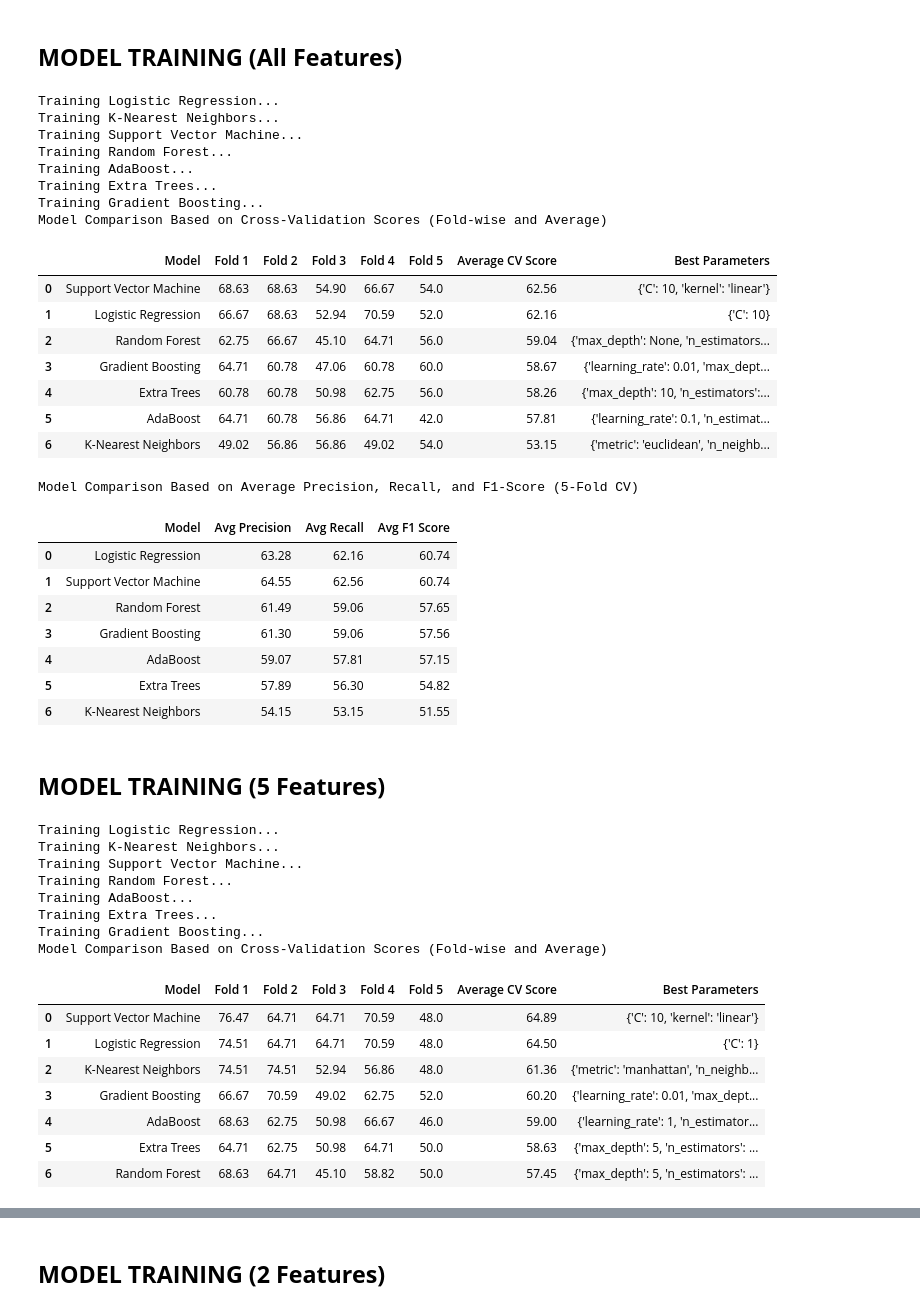
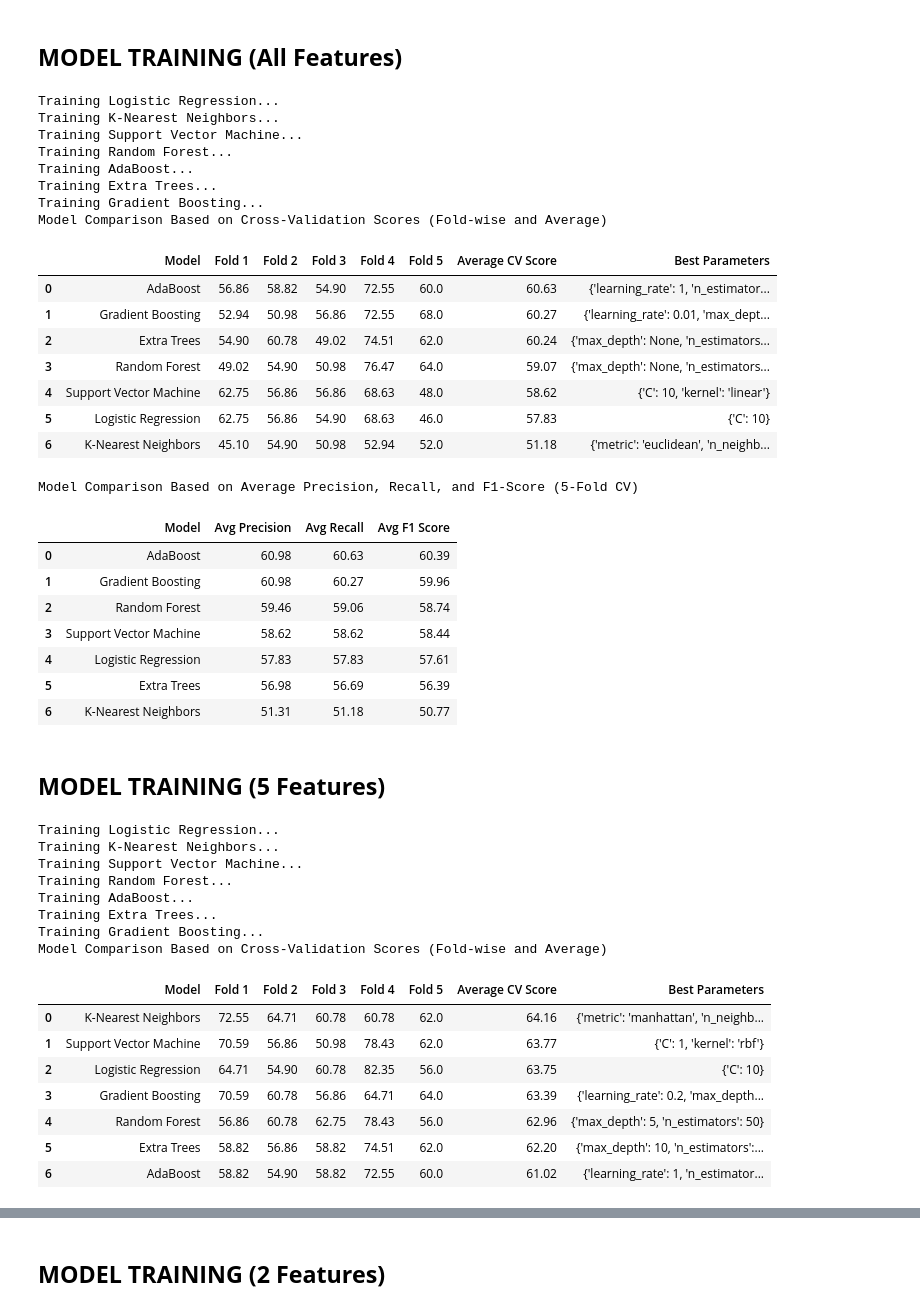
Before and after one commit to Geez-l/litoX, a Jupyter notebook: SP_ML/ml_measurements.ipynb, the cells around one changed output, grey strips where cells are left out. Cells and saved outputs as stored; diff of their text form; code cells hidden in the pictures.

```diff
--- a/SP_ML/ml_measurements.ipynb
+++ b/SP_ML/ml_measurements.ipynb
@@ -912,3 +914,12 @@ Label
 0    127
 1    127
 Name: count, dtype: int64
+# %%
+from imblearn.under_sampling import RandomUnderSampler
+
+rus = RandomUnderSampler(sampling_strategy=1) # Numerical value
+# rus = RandomUnderSampler(sampling_strategy="not minority") # String
+X_res, y_res = rus.fit_resample(X, y)
+
+ax = y_res.value_counts().plot.pie(autopct='%.2f')
+_ = ax.set_title("Under-sampling")
@@ -937,9 +966,11 @@ from sklearn.svm import SVC
 from sklearn.neighbors import KNeighborsClassifier
 from sklearn.linear_model import LogisticRegression
 
+litob_combined_undersampled = pd.concat([pd.DataFrame(X_res), y_res], axis=1)
+
 # Load the dataset
-X = litob_combined.drop(['Label'], axis=1)
-y = litob_combined['Label']
+X = litob_combined_undersampled.drop(['Label'], axis=1)
+y = litob_combined_undersampled['Label']
 
 # Define the models and their hyperparameter grids
 models_and_grids = {
@@ -1017,13 +1048,13 @@ Training Extra Trees...
 Training Gradient Boosting...
 Model Comparison Based on Cross-Validation Scores (Fold-wise and Average)
 |  | Model | Fold 1 | Fold 2 | Fold 3 | Fold 4 | Fold 5 | Average CV Score | Best Parameters |
-| 0 | Support Vector Machine | 68.63 | 68.63 | 54.90 | 66.67 | 54.0 | 62.56 | {'C': 10, 'kernel': 'linear'} |
-| 1 | Logistic Regression | 66.67 | 68.63 | 52.94 | 70.59 | 52.0 | 62.16 | {'C': 10} |
-| 2 | Random Forest | 62.75 | 66.67 | 45.10 | 64.71 | 56.0 | 59.04 | {'max_depth': None, 'n_estimators... |
-| 3 | Gradient Boosting | 64.71 | 60.78 | 47.06 | 60.78 | 60.0 | 58.67 | {'learning_rate': 0.01, 'max_dept... |
-| 4 | Extra Trees | 60.78 | 60.78 | 50.98 | 62.75 | 56.0 | 58.26 | {'max_depth': 10, 'n_estimators':... |
-| 5 | AdaBoost | 64.71 | 60.78 | 56.86 | 64.71 | 42.0 | 57.81 | {'learning_rate': 0.1, 'n_estimat... |
-| 6 | K-Nearest Neighbors | 49.02 | 56.86 | 56.86 | 49.02 | 54.0 | 53.15 | {'metric': 'euclidean', 'n_neighb... |
+| 0 | AdaBoost | 56.86 | 58.82 | 54.90 | 72.55 | 60.0 | 60.63 | {'learning_rate': 1, 'n_estimator... |
+| 1 | Gradient Boosting | 52.94 | 50.98 | 56.86 | 72.55 | 68.0 | 60.27 | {'learning_rate': 0.01, 'max_dept... |
+| 2 | Extra Trees | 54.90 | 60.78 | 49.02 | 74.51 | 62.0 | 60.24 | {'max_depth': None, 'n_estimators... |
+| 3 | Random Forest | 49.02 | 54.90 | 50.98 | 76.47 | 64.0 | 59.07 | {'max_depth': None, 'n_estimators... |
+| 4 | Support Vector Machine | 62.75 | 56.86 | 56.86 | 68.63 | 48.0 | 58.62 | {'C': 10, 'kernel': 'linear'} |
+| 5 | Logistic Regression | 62.75 | 56.86 | 54.90 | 68.63 | 46.0 | 57.83 | {'C': 10} |
+| 6 | K-Nearest Neighbors | 45.10 | 54.90 | 50.98 | 52.94 | 52.0 | 51.18 | {'metric': 'euclidean', 'n_neighb... |
 # %%
 from sklearn.model_selection import cross_validate
 from sklearn.metrics import make_scorer, precision_score, recall_score, f1_score
@@ -1073,13 +1104,13 @@ metrics_df
 # %% [output]
 Model Comparison Based on Average Precision, Recall, and F1-Score (5-Fold CV)
 |  | Model | Avg Precision | Avg Recall | Avg F1 Score |
-| 0 | Logistic Regression | 63.28 | 62.16 | 60.74 |
-| 1 | Support Vector Machine | 64.55 | 62.56 | 60.74 |
-| 2 | Random Forest | 61.49 | 59.06 | 57.65 |
-| 3 | Gradient Boosting | 61.30 | 59.06 | 57.56 |
-| 4 | AdaBoost | 59.07 | 57.81 | 57.15 |
-| 5 | Extra Trees | 57.89 | 56.30 | 54.82 |
-| 6 | K-Nearest Neighbors | 54.15 | 53.15 | 51.55 |
+| 0 | AdaBoost | 60.98 | 60.63 | 60.39 |
+| 1 | Gradient Boosting | 60.98 | 60.27 | 59.96 |
+| 2 | Random Forest | 59.46 | 59.06 | 58.74 |
+| 3 | Support Vector Machine | 58.62 | 58.62 | 58.44 |
+| 4 | Logistic Regression | 57.83 | 57.83 | 57.61 |
+| 5 | Extra Trees | 56.98 | 56.69 | 56.39 |
+| 6 | K-Nearest Neighbors | 51.31 | 51.18 | 50.77 |
 # %% [markdown]
 ## **MODEL TRAINING (5 Features)**
 # %%
@@ -1090,9 +1121,11 @@ from sklearn.svm import SVC
 from sklearn.neighbors import KNeighborsClassifier
 from sklearn.linear_model import LogisticRegression
 
+litob_combined_undersampled = pd.concat([pd.DataFrame(X_res), y_res], axis=1)
+
 # Load the dataset
-X = litob_combined[['Distance Umbos', 'LW_ratio', 'WH_ratio', 'UL_ratio', 'UH_ratio']]
-y = litob_combined['Label']
+X = litob_combined_undersampled[['Distance Umbos', 'LW_ratio', 'WH_ratio', 'UL_ratio', 'UH_ratio']]
+y = litob_combined_undersampled['Label']
 
 # Define the models and their hyperparameter grids
 models_and_grids = {
@@ -1143,40 +1176,40 @@ for model_name, (model, param_grid) in models_and_grids.items():
     model_scores.append({
         'Model': model_name,
         'Fold 1': fold_scores_rounded[0],
         'Fold 2': fold_scores_rounded[1],
         'Fold 3': fold_scores_rounded[2],
         'Fold 4': fold_scores_rounded[3],
         'Fold 5': fold_scores_rounded[4],
         'Average CV Score': avg_score_rounded,
         'Best Parameters': grid_search.best_params_
     })
 
 # Create a DataFrame to display the results
 scores_df = pd.DataFrame(model_scores)
 
 # Display the table sorted by average score in descending order
 scores_df = scores_df.sort_values(by='Average CV Score', ascending=False).reset_index(drop=True)
 
 # Display the table
 print("Model Comparison Based on Cross-Validation Scores (Fold-wise and Average)")
 scores_df[['Model', 'Fold 1', 'Fold 2', 'Fold 3', 'Fold 4', 'Fold 5', 'Average CV Score', 'Best Parameters']]
 # %% [output]
 Training Logistic Regression...
 Training K-Nearest Neighbors...
 Training Support Vector Machine...
 Training Random Forest...
 Training AdaBoost...
 Training Extra Trees...
 Training Gradient Boosting...
 Model Comparison Based on Cross-Validation Scores (Fold-wise and Average)
 |  | Model | Fold 1 | Fold 2 | Fold 3 | Fold 4 | Fold 5 | Average CV Score | Best Parameters |
-| 0 | Support Vector Machine | 76.47 | 64.71 | 64.71 | 70.59 | 48.0 | 64.89 | {'C': 10, 'kernel': 'linear'} |
-| 1 | Logistic Regression | 74.51 | 64.71 | 64.71 | 70.59 | 48.0 | 64.50 | {'C': 1} |
-| 2 | K-Nearest Neighbors | 74.51 | 74.51 | 52.94 | 56.86 | 48.0 | 61.36 | {'metric': 'manhattan', 'n_neighb... |
-| 3 | Gradient Boosting | 66.67 | 70.59 | 49.02 | 62.75 | 52.0 | 60.20 | {'learning_rate': 0.01, 'max_dept... |
-| 4 | AdaBoost | 68.63 | 62.75 | 50.98 | 66.67 | 46.0 | 59.00 | {'learning_rate': 1, 'n_estimator... |
-| 5 | Extra Trees | 64.71 | 62.75 | 50.98 | 64.71 | 50.0 | 58.63 | {'max_depth': 5, 'n_estimators': ... |
-| 6 | Random Forest | 68.63 | 64.71 | 45.10 | 58.82 | 50.0 | 57.45 | {'max_depth': 5, 'n_estimators': ... |
+| 0 | K-Nearest Neighbors | 72.55 | 64.71 | 60.78 | 60.78 | 62.0 | 64.16 | {'metric': 'manhattan', 'n_neighb... |
+| 1 | Support Vector Machine | 70.59 | 56.86 | 50.98 | 78.43 | 62.0 | 63.77 | {'C': 1, 'kernel': 'rbf'} |
+| 2 | Logistic Regression | 64.71 | 54.90 | 60.78 | 82.35 | 56.0 | 63.75 | {'C': 10} |
+| 3 | Gradient Boosting | 70.59 | 60.78 | 56.86 | 64.71 | 64.0 | 63.39 | {'learning_rate': 0.2, 'max_depth... |
+| 4 | Random Forest | 56.86 | 60.78 | 62.75 | 78.43 | 56.0 | 62.96 | {'max_depth': 5, 'n_estimators': 50} |
+| 5 | Extra Trees | 58.82 | 56.86 | 58.82 | 74.51 | 62.0 | 62.20 | {'max_depth': 10, 'n_estimators':... |
+| 6 | AdaBoost | 58.82 | 54.90 | 58.82 | 72.55 | 60.0 | 61.02 | {'learning_rate': 1, 'n_estimator... |
 # %%
 from sklearn.model_selection import cross_validate
 from sklearn.metrics import make_scorer, precision_score, recall_score, f1_score
```
Also changed, not shown: parts of 10 cells of this notebook.
